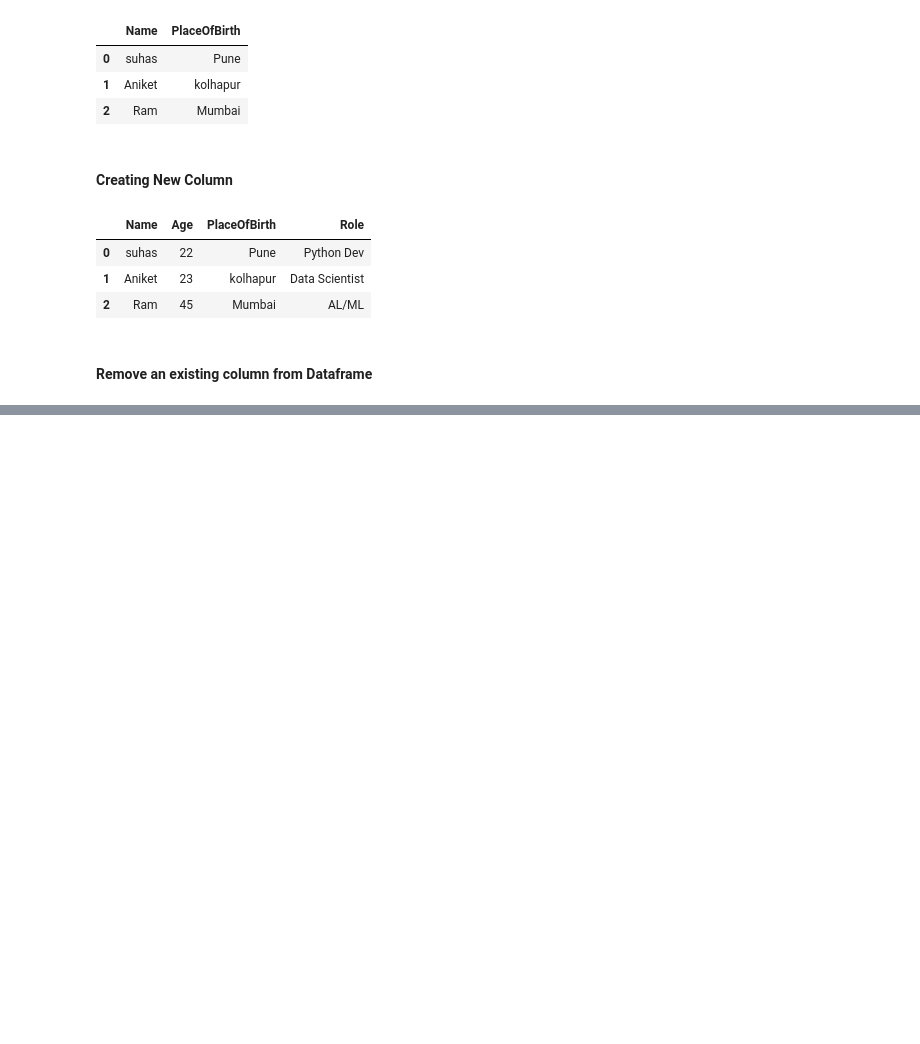
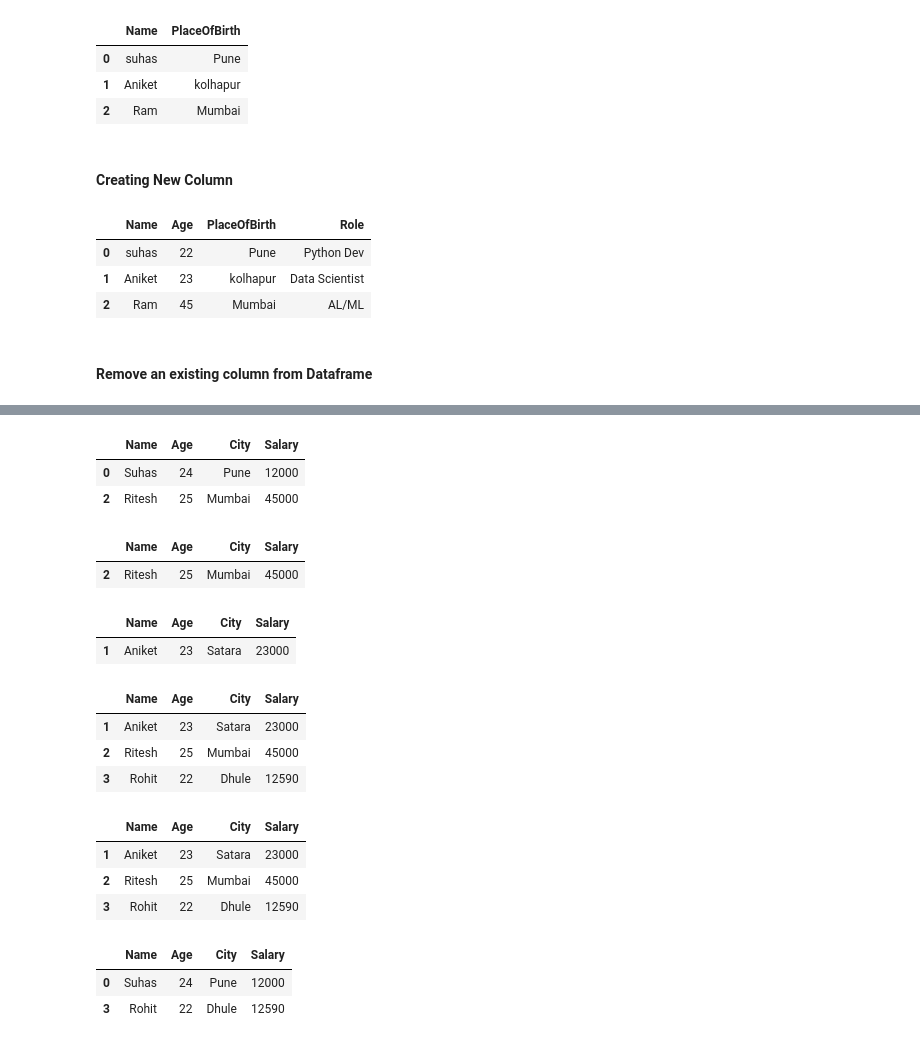
Before and after one commit to Suhas2002G/Pandas, a Jupyter notebook: 2.DataFrames.ipynb, the cells around one changed output, grey strips where cells are left out. Saved outputs shown, nothing was run; the diff lists cells and outputs as text; code cells hidden in the pictures; blank space fills up the shorter version.

Commit message:
<fix>: Dataframe conditional selection

```diff
--- a/2.DataFrames.ipynb
+++ b/2.DataFrames.ipynb
@@ -89,0 +201,49 @@ df3
+# %%
+# 1. Compare a single column
+# Returns rows where age > 23.
+df[df['Age'] > 23]
+# %% [output]
+|  | Name | Age | City | Salary |
+| 0 | Suhas | 24 | Pune | 12000 |
+| 2 | Ritesh | 25 | Mumbai | 45000 |
+# %%
+# 2. Equality check
+# Only rows where city is Mumbai.
+df[df['City'] == 'Mumbai']
+# %% [output]
+|  | Name | Age | City | Salary |
+| 2 | Ritesh | 25 | Mumbai | 45000 |
+# %%
+# 3. Multiple conditions
+# 3.1 & (AND)
+# Q. Age > 22 AND city = Satara.
+df[(df['Age'] > 22) & (df['City'] == 'Satara')]
+# %% [output]
+|  | Name | Age | City | Salary |
+| 1 | Aniket | 23 | Satara | 23000 |
+# %%
+# 3.2 | (OR)
+# Q. Age < 24 OR city = Mumbai.
+df[(df['Age'] < 24) | (df['City'] == 'Mumbai')]
+# %% [output]
+|  | Name | Age | City | Salary |
+| 1 | Aniket | 23 | Satara | 23000 |
+| 2 | Ritesh | 25 | Mumbai | 45000 |
+| 3 | Rohit | 22 | Dhule | 12590 |
+# %%
+# 3.3 ~ (NOT)
+# Q. All rows except where city = 'Pune'.
+df[~(df['City'] == 'Pune')]
+# %% [output]
+|  | Name | Age | City | Salary |
+| 1 | Aniket | 23 | Satara | 23000 |
+| 2 | Ritesh | 25 | Mumbai | 45000 |
+| 3 | Rohit | 22 | Dhule | 12590 |
+# %%
+# 4. NOTE: Using isin() for multiple values
+# Q. Rows where city is Mumbai or Pune.
+df[df['City'].isin(['Pune', 'Dhule'])]
+# %% [output]
+|  | Name | Age | City | Salary |
+| 0 | Suhas | 24 | Pune | 12000 |
+| 3 | Rohit | 22 | Dhule | 12590 |
```
Also changed, not shown: parts of 17 cells of this notebook.
